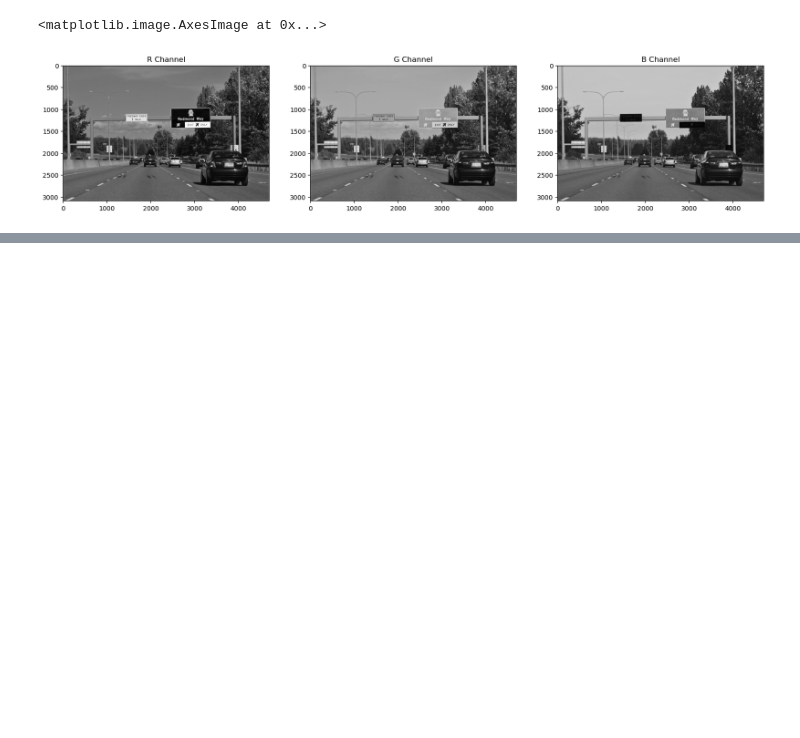
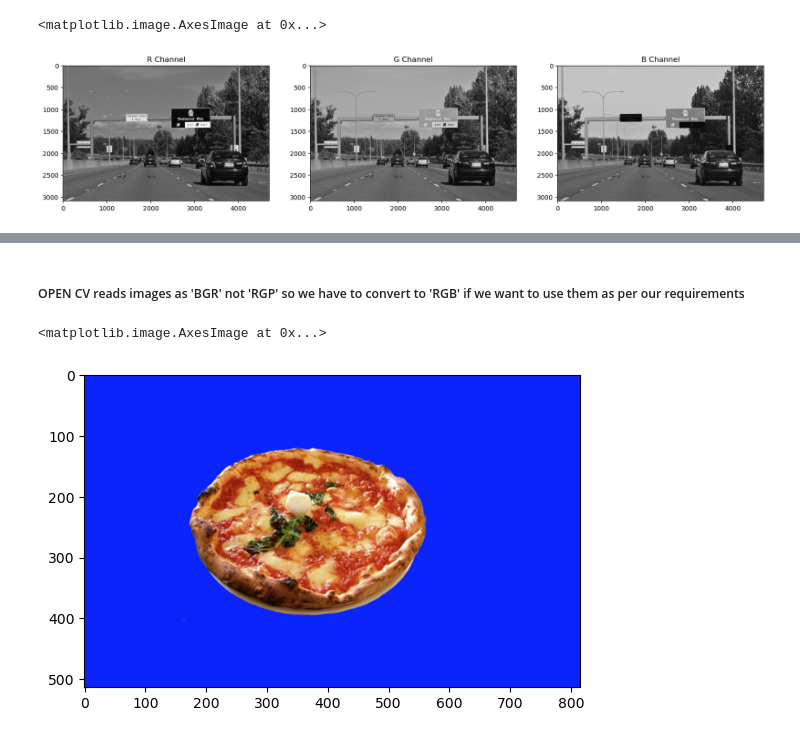
Before and after one commit to iamchenchu/Computer-Vision, a Jupyter notebook: 01_Image_Representation/10_Practice.ipynb, the cells around one changed output, grey strips where cells are left out. Saved outputs shown, nothing was run; the diff lists cells and outputs as text; code cells hidden in the pictures; blank space fills up the shorter version.

```diff
--- a/01_Image_Representation/10_Practice.ipynb
+++ b/01_Image_Representation/10_Practice.ipynb
@@ -115,0 +140,14 @@ ax3.imshow(b, cmap='gray')
+# %% [markdown]
+##### OPEN CV reads images as 'BGR' not 'RGP' so we have to convert to 'RGB' if we want to use them as per our requirements
+# %%
+# Copy the original image and perform the tasks on that
+image_copy = np.copy(image)
+
+#Change the color from BGR to RGB
+image_copy = cv2.cvtColor(image_copy, cv2.COLOR_BGR2RGB)
+
+# Display the code
+plt.imshow(image_copy)
+# %% [output]
+<matplotlib.image.AxesImage at 0x...>
+[figure, added]
```
Also changed, not shown: parts of 5 cells of this notebook.
